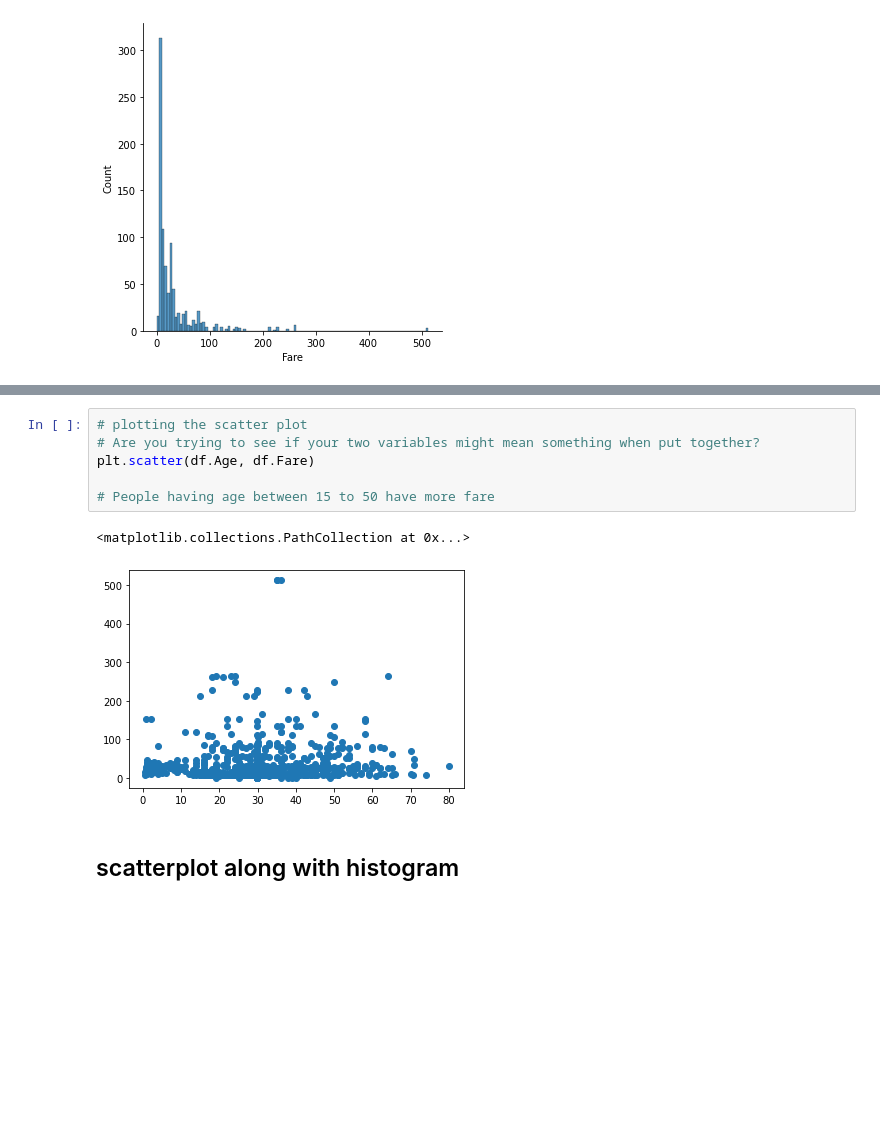
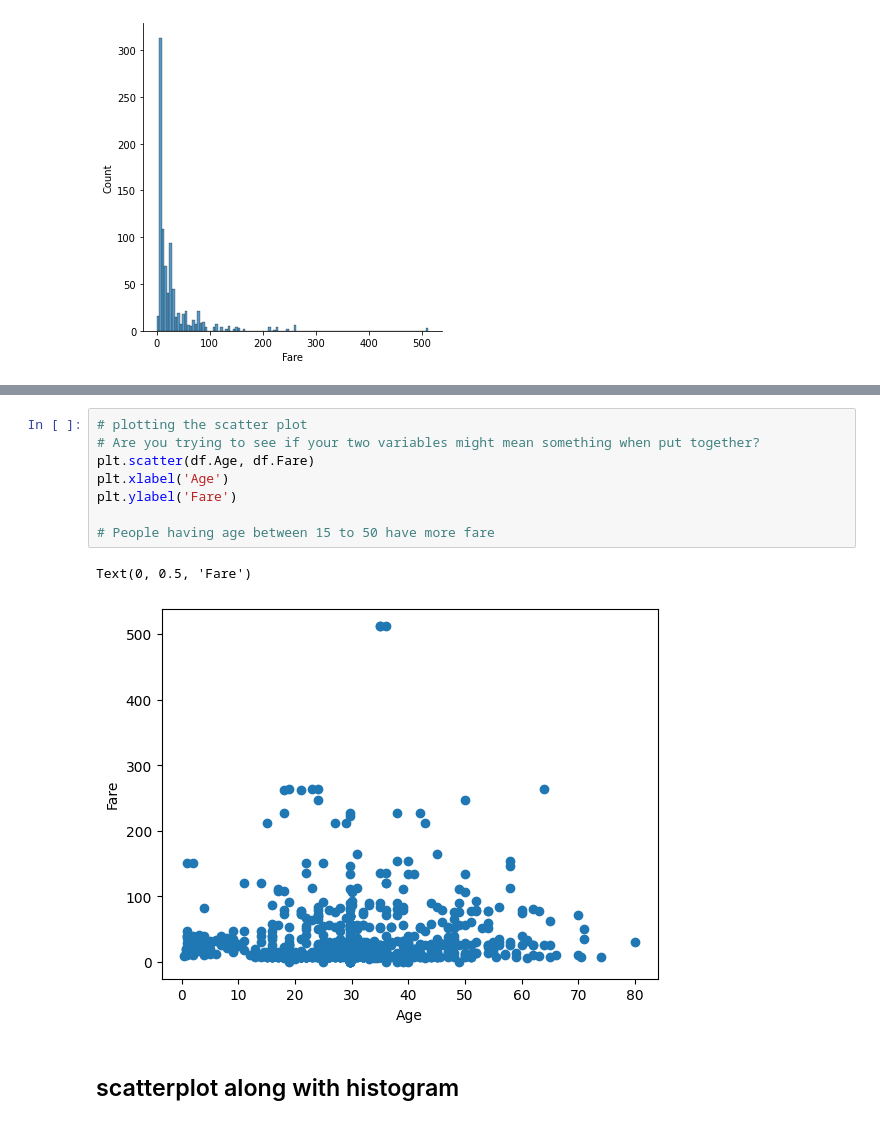
Before and after one commit to vimalgalani28/Sem-6-Assignments, a Jupyter notebook: DSBDA/ass8/Assignment08.ipynb, the cells around one changed output, grey strips where cells are left out. Cells and saved outputs as stored; diff of their text form; blank space fills up the shorter version.

```diff
--- a/DSBDA/ass8/Assignment08.ipynb
+++ b/DSBDA/ass8/Assignment08.ipynb
@@ -112,12 +112,14 @@ plt.show()
 # %%
 # plotting the scatter plot
 # Are you trying to see if your two variables might mean something when put together?
 plt.scatter(df.Age, df.Fare)
+plt.xlabel('Age')
+plt.ylabel('Fare')
 
 # People having age between 15 to 50 have more fare
 # %% [output]
-<matplotlib.collections.PathCollection at 0x...>
+Text(0, 0.5, 'Fare')
-[figure, old version]
+[figure, new version]
 # %% [markdown]
 ## scatterplot along with histogram
 # %%
```
Also changed, not shown: parts of 6 cells of this notebook, 14 other files.
